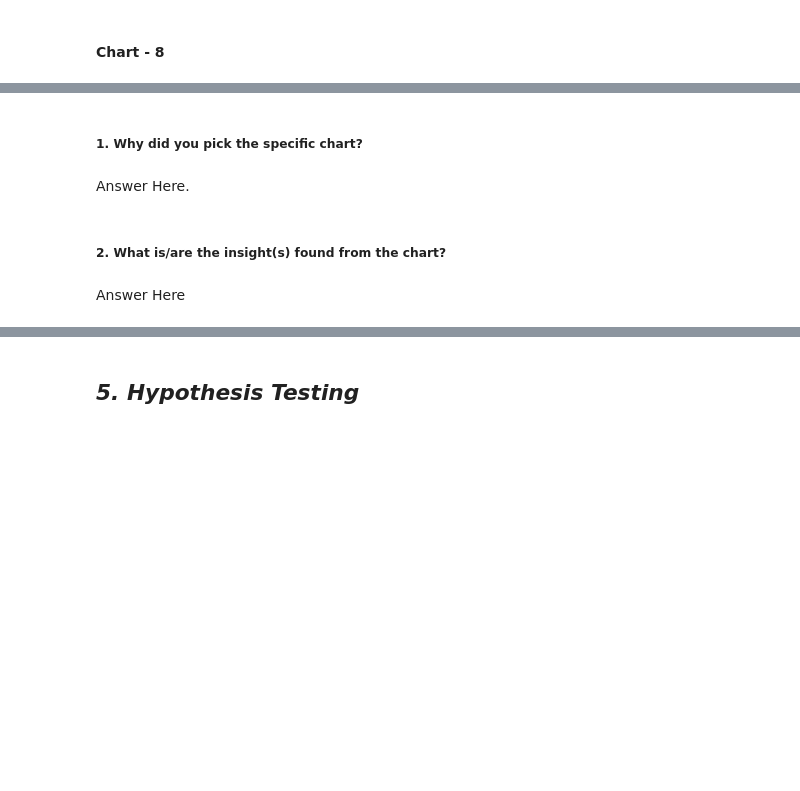
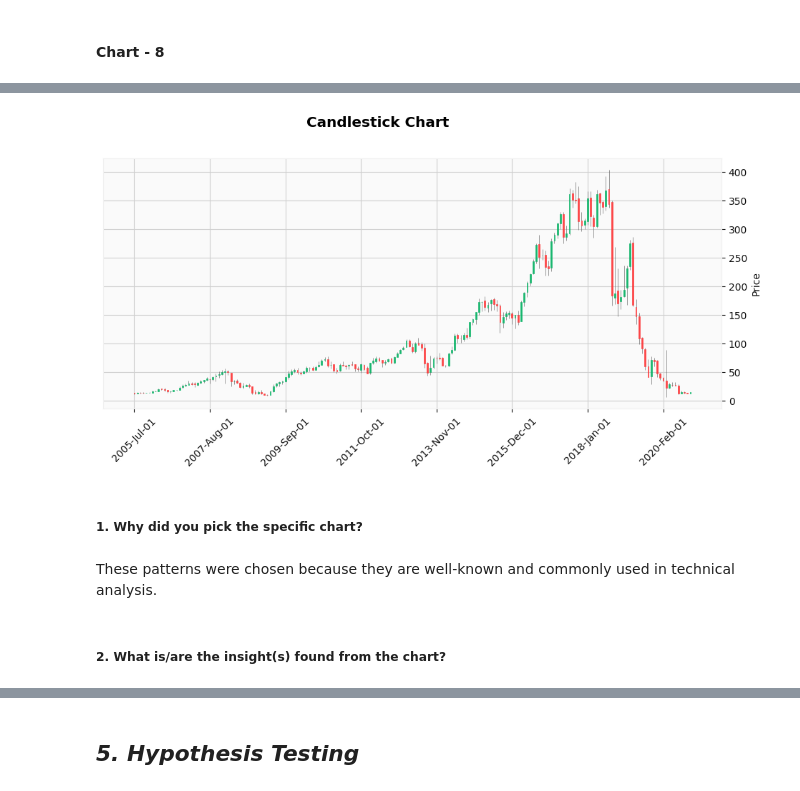
Before and after one commit to NikhilSengar/Capstone-2---Yes-Bank-Stock-Closing-Price-Prediction, a Jupyter notebook: Yes_Bank_Stock_Closing_Price_Prediction_Nikhil_Sengar.ipynb, the cells around one changed output, grey strips where cells are left out. Saved outputs shown, nothing was run; the diff lists cells and outputs as text; code cells hidden in the pictures; blank space fills up the shorter version.

```diff
--- a/Yes_Bank_Stock_Closing_Price_Prediction_Nikhil_Sengar.ipynb
+++ b/Yes_Bank_Stock_Closing_Price_Prediction_Nikhil_Sengar.ipynb
@@ -528,8 +546,16 @@ It shows strong linear relationship, This means that as the Independent variable
+# %%
+# Chart - 8 visualization code
+
+import mplfinance as mpf
+
+df_candle = dataset_1[['Open', 'High', 'Low', 'Close']]
+
+mpf.plot(df_candle, type='candle', style='yahoo', title='Candlestick Chart', figsize=(12, 5))
+# %% [output]
+[figure, added]
 # %% [markdown]
 ##### 1. Why did you pick the specific chart?
-# %% [markdown]
-Answer Here.
+# %% [markdown]
+These patterns were chosen because they are well-known and commonly used in technical analysis.
 # %% [markdown]
 ##### 2. What is/are the insight(s) found from the chart?
-# %% [markdown]
-Answer Here
```
Also changed, not shown: parts of 21 cells of this notebook.
